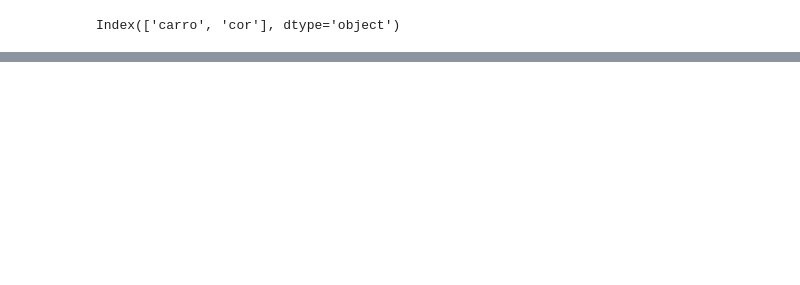
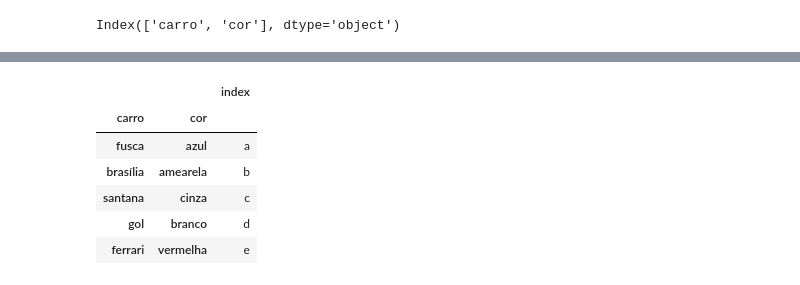
Before and after one commit to rdemarqui/data_science_basico, a Jupyter notebook: Python/03 Pandas/02.03 Index.ipynb, the cells around one changed output, grey strips where cells are left out. Drawn from its saved outputs; the diff is of its cells as text; code cells hidden in the pictures; blank space fills up the shorter version.

```diff
--- a/Python/03 Pandas/02.03 Index.ipynb
+++ b/Python/03 Pandas/02.03 Index.ipynb
@@ -45,0 +65,12 @@ Index(['carro', 'cor'], dtype='object')
+# %%
+# Atribuindo uma ou mais colunas como índice
+df3.set_index(['carro', 'cor'], inplace=True)
+df3
+# %% [output]
+|  |  | index |
+| carro | cor |  |
+| fusca | azul | a |
+| brasília | amearela | b |
+| santana | cinza | c |
+| gol | branco | d |
+| ferrari | vermelha | e |
```
Also changed, not shown: parts of 6 cells of this notebook, 1 other file.
